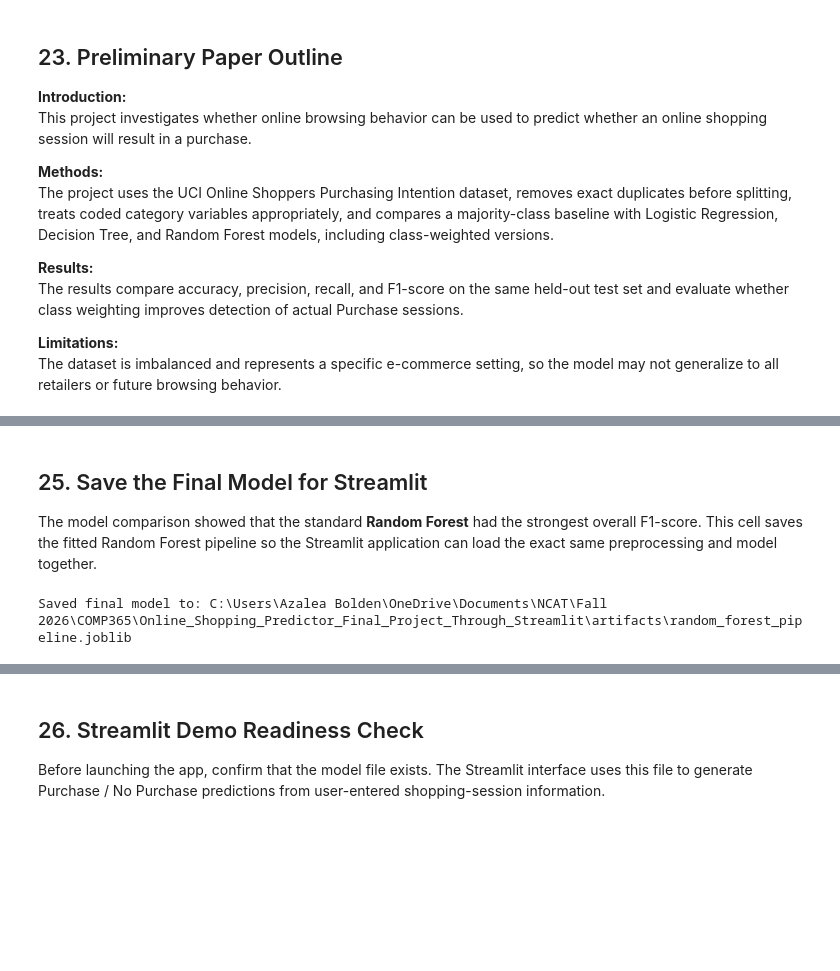
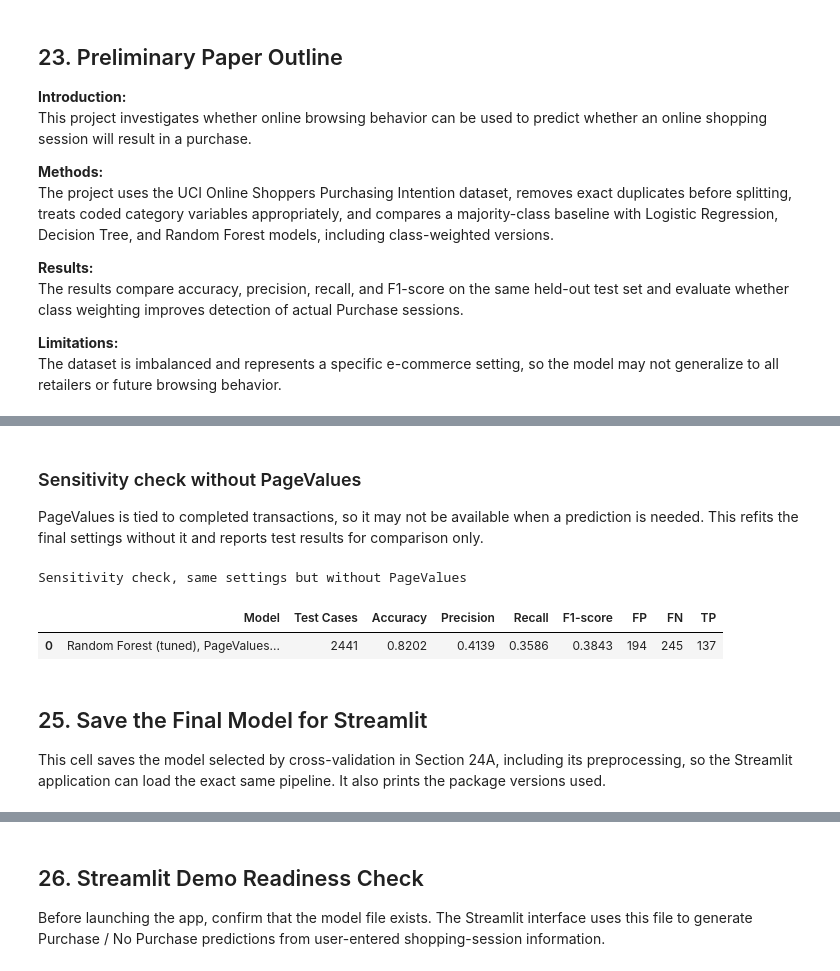
Before and after one commit to azaleabolden/online-shopping-purchase-predictor, a Jupyter notebook: Online_Shopping_Purchase_Predictor_Final.ipynb, the cells around one changed output, grey strips where cells are left out. Cells and saved outputs as stored; diff of their text form; code cells hidden in the pictures; blank space fills up the shorter version.

```diff
--- a/Online_Shopping_Purchase_Predictor_Final.ipynb
+++ b/Online_Shopping_Purchase_Predictor_Final.ipynb
@@ -1049,18 +1230,40 @@ ChatGPT was used to assist with planning, code organization, explanations, and d
+# %% [markdown]
+### Sensitivity check without PageValues
+
+PageValues is tied to completed transactions, so it may not be available when a prediction is needed. This refits the final settings without it and reports test results for comparison only.
+# %%
+numeric_no_pv = [c for c in numeric_features if c != "PageValues"]
+
+preprocessor_no_pv = ColumnTransformer(
+    transformers=[
+        ("num", StandardScaler(), numeric_no_pv),
+        ("cat", OneHotEncoder(handle_unknown="ignore"), categorical_features),
+    ]
+)
+
+final_estimator = clone(final_model.named_steps["model"])
+no_pv_model = Pipeline(steps=[("preprocess", preprocessor_no_pv), ("model", final_estimator)])
+no_pv_model.fit(X_train.drop(columns=["PageValues"]), y_train)
+
+no_pv_pred = no_pv_model.predict(X_test.drop(columns=["PageValues"]))
+tn2, fp2, fn2, tp2 = confusion_matrix(y_test, no_pv_pred).ravel()
+
+no_pv_result = pd.DataFrame([{
+    "Model": final_model_label + ", PageValues removed",
+    "Test Cases": len(y_test),
+    "Accuracy": accuracy_score(y_test, no_pv_pred),
+    "Precision": precision_score(y_test, no_pv_pred, zero_division=0),
+    "Recall": recall_score(y_test, no_pv_pred, zero_division=0),
+    "F1-score": f1_score(y_test, no_pv_pred, zero_division=0),
+    "FP": fp2, "FN": fn2, "TP": tp2,
+}])
+print("Sensitivity check, same settings but without PageValues")
+display(no_pv_result.round(4))
+# %% [output]
+Sensitivity check, same settings but without PageValues
+|  | Model | Test Cases | Accuracy | Precision | Recall | F1-score | FP | FN | TP |
+| 0 | Random Forest (tuned), PageValues... | 2441 | 0.8202 | 0.4139 | 0.3586 | 0.3843 | 194 | 245 | 137 |
 # %% [markdown]
 ## 25. Save the Final Model for Streamlit
 
-The model comparison showed that the standard **Random Forest** had the strongest overall F1-score. This cell saves the fitted Random Forest pipeline so the Streamlit application can load the exact same preprocessing and model together.
+This cell saves the model selected by cross-validation in Section 24A, including its preprocessing, so the Streamlit application can load the exact same pipeline. It also prints the package versions used.
-# %%
-from pathlib import Path
-import joblib
-
-artifact_dir = Path('artifacts')
-artifact_dir.mkdir(exist_ok=True)
-
-# random_forest_model was already fitted during the model comparison above.
-model_path = artifact_dir / 'random_forest_pipeline.joblib'
-joblib.dump(random_forest_model, model_path)
-
-print(f'Saved final model to: {model_path.resolve()}')
-# %% [output]
-Saved final model to: C:\Users\Azalea Bolden\OneDrive\Documents\NCAT\Fall 2026\COMP365\Online_Shopping_Predictor_Final_Project_Through_Streamlit\artifacts\random_forest_pipeline.joblib
```
Also changed, not shown: parts of 13 cells of this notebook, 1 other file.
